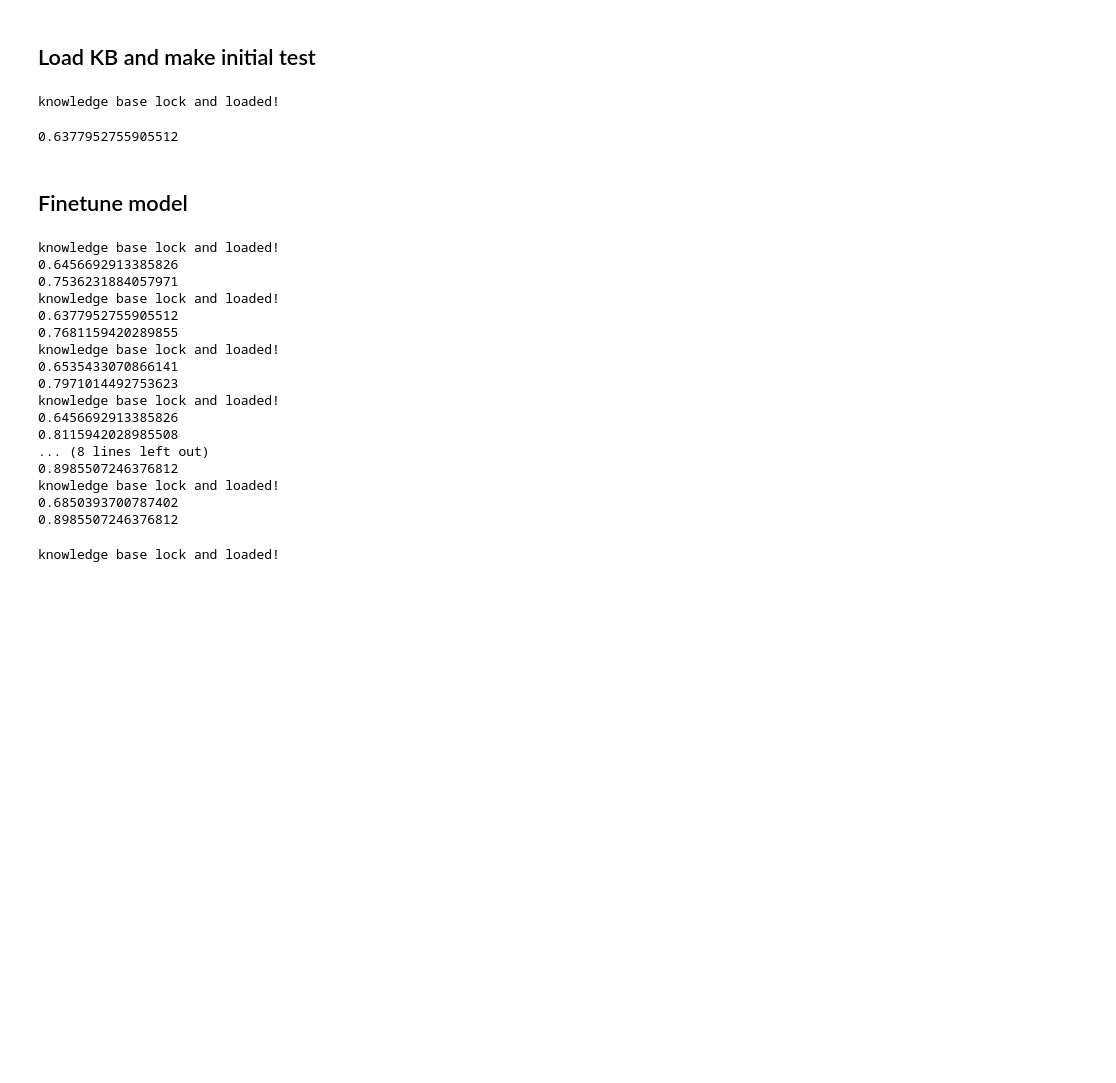
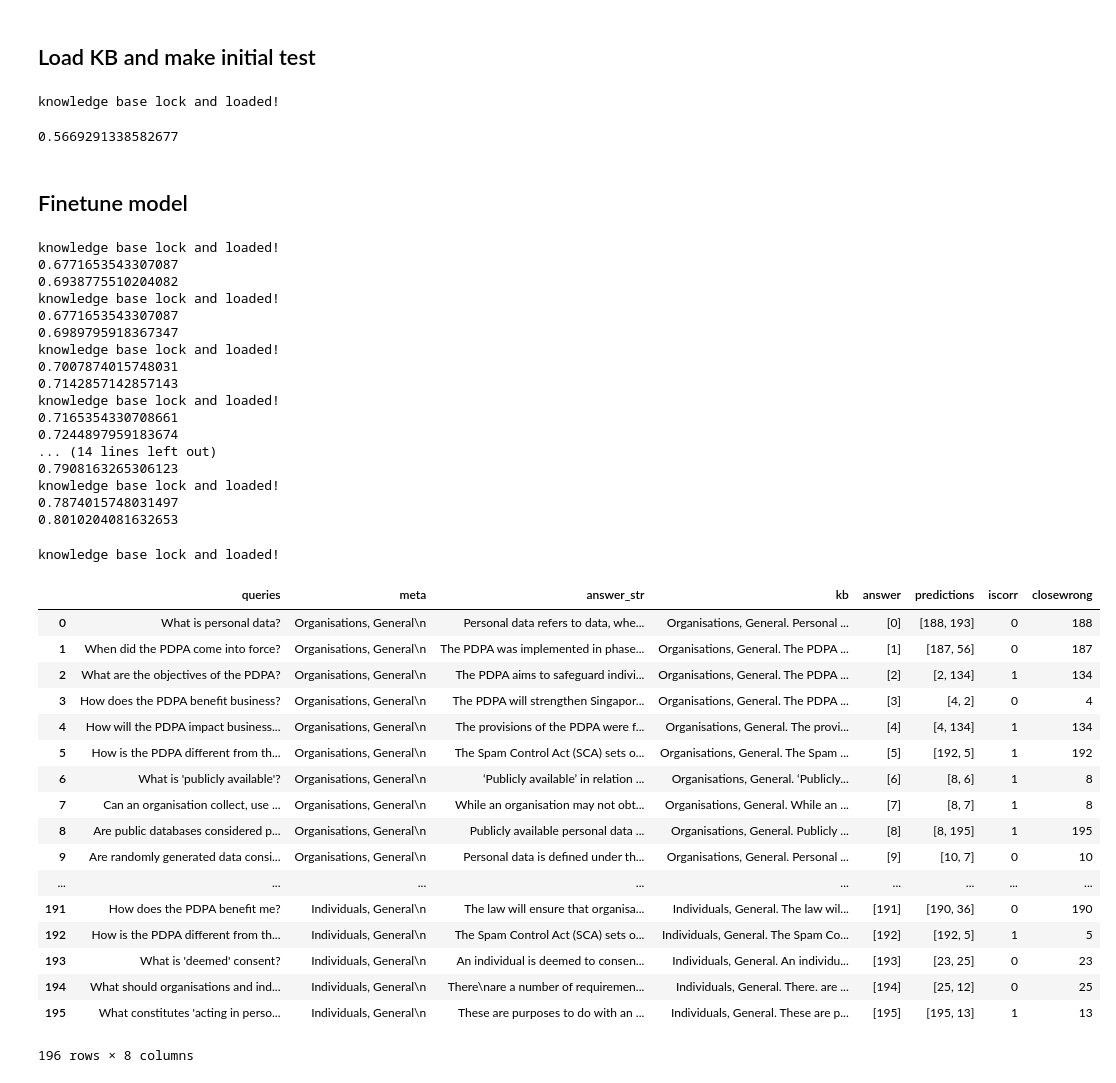
Before and after one commit to nickyeolk/info_retrieve, a Jupyter notebook: GoldenRetriever_pdpa.ipynb, the cells around one changed output. Drawn from its saved outputs; the diff is of its cells as text; code cells hidden in the pictures; blank space fills up the shorter version.

```diff
--- a/GoldenRetriever_pdpa.ipynb
+++ b/GoldenRetriever_pdpa.ipynb
@@ -7,16 +7,17 @@ import pandas as pd
 from src.model import GoldenRetriever
 from src.utils import read_txt, split_txt, make_pred, make_iscorr, make_closewrong, make_finetune, make_contrastive_finetune
 # %%
-def read_and_condition_csv(csv_path):
+def read_and_condition_csv(csv_path, meta_col='meta', answer_col='answer', query_col='question', answer_str_col='answer', cutoff=None):
     """Only read organization meta, not personal. index=196"""
     df_pdpa = pd.read_csv(csv_path)
-    df_pdpa = df_pdpa.iloc[:196]
-    df_pdpa['kb'] = df_pdpa['meta']+df_pdpa['answer']
-    df_pdpa.rename(columns={'question':'queries', 'answer':'answer_str'}, inplace=True)
-    df_pdpa['answer'] = [[x] for x in df_pdpa.index]
+    if cutoff:
+        df_pdpa = df_pdpa.iloc[:cutoff]
+    df_pdpa['kb'] = df_pdpa[meta_col]+df_pdpa[answer_col]
+    df_pdpa.rename(columns={query_col:'queries', answer_str_col:'answer_str'}, inplace=True)
+    df_pdpa[answer_col] = [[x] for x in df_pdpa.index]
     df_pdpa['kb']=df_pdpa['kb'].str.replace('\n', '. ').replace('.. ', '. ')
     return df_pdpa
-df_pdpa = read_and_condition_csv('./data/pdpa.csv')
+df_pdpa = read_and_condition_csv('./data/pdpa.csv', cutoff=196)
 print(df_pdpa.columns, len(df_pdpa))
 display(df_pdpa.head(3))
 # %% [output]
@@ -28,9 +29,9 @@ Index(['queries', 'meta', 'answer_str', 'kb', 'answer'], dtype='object') 196
 # %%
 # Get train/test split index
 ind = np.arange(len(df_pdpa))
-np.random.seed(0)
+np.random.seed(20)
 np.random.shuffle(ind)
-train_ind=ind[:69]
+train_ind=ind[:]
 test_ind=ind[69:]
 # %%
 # Initialize model
@@ -71,45 +73,66 @@ df_pdpa['iscorr']=df_pdpa.apply(lambda x: make_iscorr(x), axis=1)
 df_pdpa.iloc[test_ind]['iscorr'].sum()/len(df_pdpa.iloc[test_ind])
 # %% [output]
 knowledge base lock and loaded!
-0.6377952755905512
+0.5669291338582677
 # %% [markdown]
 ## Finetune model
 # %%
-for epoch in range(40):
+for epoch in range(50):
     df_pdpa['closewrong']=df_pdpa.apply(lambda x: make_closewrong(x), axis=1)
     gr.finetune(df_pdpa.iloc[train_ind]['queries'], df_pdpa.iloc[train_ind]['kb'], df_pdpa.iloc[train_ind]['kb'], list(df_pdpa.iloc[df_pdpa['closewrong']]['kb'].iloc[train_ind]), list(df_pdpa.iloc[df_pdpa['closewrong']]['kb'].iloc[train_ind]))
 #     df_pdpa.iloc[train_ind].apply(lambda x: make_finetune(x, gr), axis=1)
     if epoch%5==0:
         gr.load_kb(text_list=list(df_pdpa['kb']), question_list=list(df_pdpa['queries']))
-        df_pdpa['predictions']=df_pdpa.apply(lambda x: make_pred(x, gr), axis=1)
+        df_pdpa['predictions']=df_pdpa.apply(lambda x: make_pred(x, gr, query_col_name='queries', top_k=2), axis=1)
         df_pdpa['iscorr']=df_pdpa.apply(lambda x: make_iscorr(x, 'predictions'), axis=1)
         print(df_pdpa.iloc[test_ind]['iscorr'].sum()/len(df_pdpa.iloc[test_ind]))
         print(df_pdpa.iloc[train_ind]['iscorr'].sum()/len(df_pdpa.iloc[train_ind]))
 # %% [output]
 knowledge base lock and loaded!
-0.6456692913385826
-0.7536231884057971
+0.6771653543307087
+0.6938775510204082
 knowledge base lock and loaded!
-0.6377952755905512
-0.7681159420289855
+0.6771653543307087
+0.6989795918367347
 knowledge base lock and loaded!
-0.6535433070866141
-0.7971014492753623
+0.7007874015748031
+0.7142857142857143
 knowledge base lock and loaded!
-0.6456692913385826
-0.8115942028985508
-... (8 lines left out)
-0.8985507246376812
+0.7165354330708661
+0.7244897959183674
+... (14 lines left out)
+0.7908163265306123
 knowledge base lock and loaded!
-0.6850393700787402
-0.8985507246376812
+0.7874015748031497
+0.8010204081632653
 # %%
 df_pdpa_legis = pd.read_csv('./data/pdpa_legis.csv')
 df_pdpa_legis['kb'] = df_pdpa_legis['meta']+df_pdpa_legis['answer']
 # %%
-gr.load_kb(text_list=list(df_pdpa_legis['kb']))
-df_pdpa['predictions_legis']=df_pdpa.apply(lambda x: make_pred(x, gr), axis=1)
+gr.load_kb(text_list=list(df_pdpa_legis['kb']), kb_name='legis_kb')
+# df_pdpa['predictions_legis']=df_pdpa.apply(lambda x: make_pred(x, gr, query_col_name='prediction_str'), axis=1)
 # %% [output]
 knowledge base lock and loaded!
+# %%
+df_pdpa
+# %% [output]
+|  | queries | meta | answer_str | kb | answer | predictions | iscorr | closewrong |
+| 0 | What is personal data? | Organisations, General\n | Personal data refers to data, whe... | Organisations, General. Personal ... | [0] | [188, 193] | 0 | 188 |
+| 1 | When did the PDPA come into force? | Organisations, General\n | The PDPA was implemented in phase... | Organisations, General. The PDPA ... | [1] | [187, 56] | 0 | 187 |
+| 2 | What are the objectives of the PDPA? | Organisations, General\n | The PDPA aims to safeguard indivi... | Organisations, General. The PDPA ... | [2] | [2, 134] | 1 | 134 |
+| 3 | How does the PDPA benefit business? | Organisations, General\n | The PDPA will strengthen Singapor... | Organisations, General. The PDPA ... | [3] | [4, 2] | 0 | 4 |
+| 4 | How will the PDPA impact business... | Organisations, General\n | The provisions of the PDPA were f... | Organisations, General. The provi... | [4] | [4, 134] | 1 | 134 |
+| 5 | How is the PDPA different from th... | Organisations, General\n | The Spam Control Act (SCA) sets o... | Organisations, General. The Spam ... | [5] | [192, 5] | 1 | 192 |
+| 6 | What is 'publicly available'? | Organisations, General\n | ‘Publicly available’ in relation ... | Organisations, General. ‘Publicly... | [6] | [8, 6] | 1 | 8 |
+| 7 | Can an organisation collect, use ... | Organisations, General\n | While an organisation may not obt... | Organisations, General. While an ... | [7] | [8, 7] | 1 | 8 |
+| 8 | Are public databases considered p... | Organisations, General\n | Publicly available personal data ... | Organisations, General. Publicly ... | [8] | [8, 195] | 1 | 195 |
+| 9 | Are randomly generated data consi... | Organisations, General\n | Personal data is defined under th... | Organisations, General. Personal ... | [9] | [10, 7] | 0 | 10 |
+| ... | ... | ... | ... | ... | ... | ... | ... | ... |
+| 191 | How does the PDPA benefit me? | Individuals, General\n | The law will ensure that organisa... | Individuals, General. The law wil... | [191] | [190, 36] | 0 | 190 |
+| 192 | How is the PDPA different from th... | Individuals, General\n | The Spam Control Act (SCA) sets o... | Individuals, General. The Spam Co... | [192] | [192, 5] | 1 | 5 |
+| 193 | What is 'deemed' consent? | Individuals, General\n | An individual is deemed to consen... | Individuals, General. An individu... | [193] | [23, 25] | 0 | 23 |
+| 194 | What should organisations and ind... | Individuals, General\n | There\nare a number of requiremen... | Individuals, General. There. are ... | [194] | [25, 12] | 0 | 25 |
+| 195 | What constitutes 'acting in perso... | Individuals, General\n | These are purposes to do with an ... | Individuals, General. These are p... | [195] | [195, 13] | 1 | 13 |
+196 rows × 8 columns
 # %%
 def display_ans(row):
```
Also changed, not shown: parts of 3 cells of this notebook, 3 other files.
